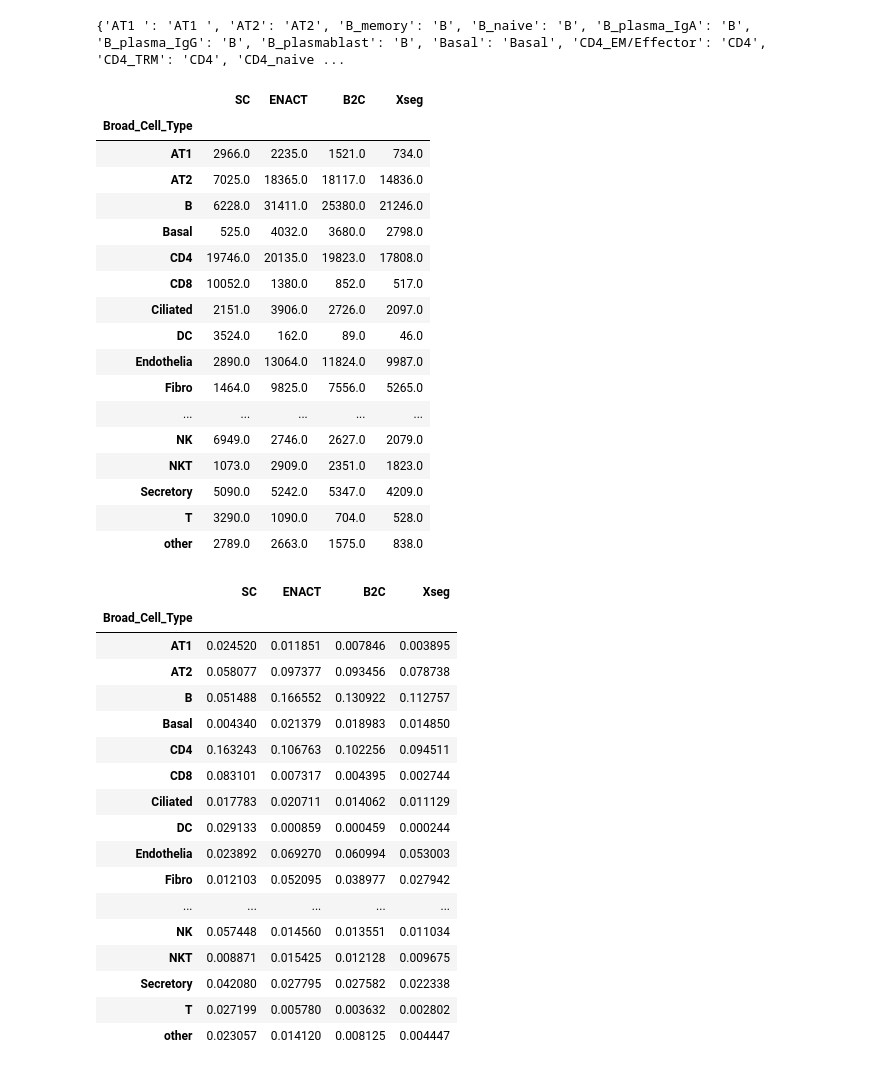
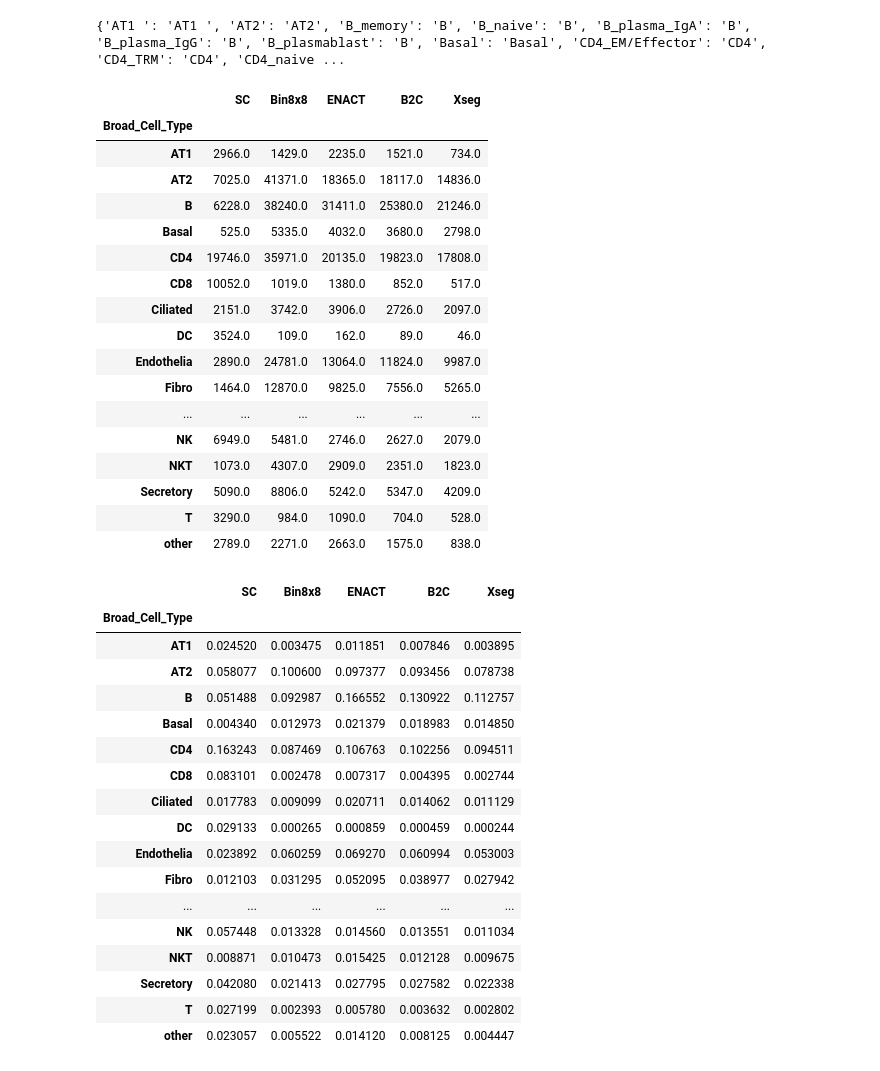
Before and after one commit to RaphaelDeGottardi/MasterThesis, a Jupyter notebook: Benchmarking pipeline/CellTypeAssignment metrics/Celltypist/Celltypist_plots.ipynb, the cells around one changed output. Cells and saved outputs as stored; diff of their text form; code cells hidden in the pictures.

```diff
--- a/Benchmarking pipeline/CellTypeAssignment metrics/Celltypist/Celltypist_plots.ipynb
+++ b/Benchmarking pipeline/CellTypeAssignment metrics/Celltypist/Celltypist_plots.ipynb
@@ -89,6 +89,6 @@ print(df_counts.head())
 # %%
-normalized_counts = df_counts.set_index('Cell Type pred')[['SC', 'ENACT','B2C', 'Xseg']].div(
-    df_counts[['SC', 'ENACT','B2C', 'Xseg']].sum()
+normalized_counts = df_counts.set_index('Cell Type pred')[['SC', 'Bin8x8', 'ENACT','B2C', 'Xseg']].div(
+    df_counts[['SC', 'Bin8x8', 'ENACT','B2C', 'Xseg']].sum()
 )
 normalized_counts.plot(
     kind='bar',
@@ -129,53 +129,53 @@ print(cell_type_map)
 # %%
 # Add a column for the broad/general cell type
 df_counts['Broad_Cell_Type'] = df_counts['Cell Type pred'].map(cell_type_map).fillna(df_counts['Cell Type pred'])
 
 # Aggregate the counts by the new broad/general cell types
-aggregated_counts = df_counts.groupby('Broad_Cell_Type')[['SC', 'ENACT','B2C', 'Xseg']].sum()
+aggregated_counts = df_counts.groupby('Broad_Cell_Type')[['SC', 'Bin8x8', 'ENACT','B2C', 'Xseg']].sum()
 # Remove rows where the broad cell type is the same as the original fine cell type
 aggregated_counts
 # %% [output]
-|  | SC | ENACT | B2C | Xseg |
-| Broad_Cell_Type |  |  |  |  |
-| AT1 | 2966.0 | 2235.0 | 1521.0 | 734.0 |
-| AT2 | 7025.0 | 18365.0 | 18117.0 | 14836.0 |
-| B | 6228.0 | 31411.0 | 25380.0 | 21246.0 |
-| Basal | 525.0 | 4032.0 | 3680.0 | 2798.0 |
-| CD4 | 19746.0 | 20135.0 | 19823.0 | 17808.0 |
-| CD8 | 10052.0 | 1380.0 | 852.0 | 517.0 |
-| Ciliated | 2151.0 | 3906.0 | 2726.0 | 2097.0 |
-| DC | 3524.0 | 162.0 | 89.0 | 46.0 |
-| Endothelia | 2890.0 | 13064.0 | 11824.0 | 9987.0 |
-| Fibro | 1464.0 | 9825.0 | 7556.0 | 5265.0 |
-| ... | ... | ... | ... | ... |
-| NK | 6949.0 | 2746.0 | 2627.0 | 2079.0 |
-| NKT | 1073.0 | 2909.0 | 2351.0 | 1823.0 |
-| Secretory | 5090.0 | 5242.0 | 5347.0 | 4209.0 |
-| T | 3290.0 | 1090.0 | 704.0 | 528.0 |
-| other | 2789.0 | 2663.0 | 1575.0 | 838.0 |
+|  | SC | Bin8x8 | ENACT | B2C | Xseg |
+| Broad_Cell_Type |  |  |  |  |  |
+| AT1 | 2966.0 | 1429.0 | 2235.0 | 1521.0 | 734.0 |
+| AT2 | 7025.0 | 41371.0 | 18365.0 | 18117.0 | 14836.0 |
+| B | 6228.0 | 38240.0 | 31411.0 | 25380.0 | 21246.0 |
+| Basal | 525.0 | 5335.0 | 4032.0 | 3680.0 | 2798.0 |
+| CD4 | 19746.0 | 35971.0 | 20135.0 | 19823.0 | 17808.0 |
+| CD8 | 10052.0 | 1019.0 | 1380.0 | 852.0 | 517.0 |
+| Ciliated | 2151.0 | 3742.0 | 3906.0 | 2726.0 | 2097.0 |
+| DC | 3524.0 | 109.0 | 162.0 | 89.0 | 46.0 |
+| Endothelia | 2890.0 | 24781.0 | 13064.0 | 11824.0 | 9987.0 |
+| Fibro | 1464.0 | 12870.0 | 9825.0 | 7556.0 | 5265.0 |
+| ... | ... | ... | ... | ... | ... |
+| NK | 6949.0 | 5481.0 | 2746.0 | 2627.0 | 2079.0 |
+| NKT | 1073.0 | 4307.0 | 2909.0 | 2351.0 | 1823.0 |
+| Secretory | 5090.0 | 8806.0 | 5242.0 | 5347.0 | 4209.0 |
+| T | 3290.0 | 984.0 | 1090.0 | 704.0 | 528.0 |
+| other | 2789.0 | 2271.0 | 2663.0 | 1575.0 | 838.0 |
 # %%
 normalized_aggregated = aggregated_counts.div(aggregated_counts.sum())
 # Remove broad cell types with less than 1% in all methods (filtering)
 normalized_aggregated
 # %% [output]
-|  | SC | ENACT | B2C | Xseg |
-| Broad_Cell_Type |  |  |  |  |
-| AT1 | 0.024520 | 0.011851 | 0.007846 | 0.003895 |
-| AT2 | 0.058077 | 0.097377 | 0.093456 | 0.078738 |
-| B | 0.051488 | 0.166552 | 0.130922 | 0.112757 |
-| Basal | 0.004340 | 0.021379 | 0.018983 | 0.014850 |
-| CD4 | 0.163243 | 0.106763 | 0.102256 | 0.094511 |
-| CD8 | 0.083101 | 0.007317 | 0.004395 | 0.002744 |
-| Ciliated | 0.017783 | 0.020711 | 0.014062 | 0.011129 |
-| DC | 0.029133 | 0.000859 | 0.000459 | 0.000244 |
-| Endothelia | 0.023892 | 0.069270 | 0.060994 | 0.053003 |
-| Fibro | 0.012103 | 0.052095 | 0.038977 | 0.027942 |
-| ... | ... | ... | ... | ... |
-| NK | 0.057448 | 0.014560 | 0.013551 | 0.011034 |
-| NKT | 0.008871 | 0.015425 | 0.012128 | 0.009675 |
-| Secretory | 0.042080 | 0.027795 | 0.027582 | 0.022338 |
-| T | 0.027199 | 0.005780 | 0.003632 | 0.002802 |
-| other | 0.023057 | 0.014120 | 0.008125 | 0.004447 |
+|  | SC | Bin8x8 | ENACT | B2C | Xseg |
+| Broad_Cell_Type |  |  |  |  |  |
+| AT1 | 0.024520 | 0.003475 | 0.011851 | 0.007846 | 0.003895 |
+| AT2 | 0.058077 | 0.100600 | 0.097377 | 0.093456 | 0.078738 |
+| B | 0.051488 | 0.092987 | 0.166552 | 0.130922 | 0.112757 |
+| Basal | 0.004340 | 0.012973 | 0.021379 | 0.018983 | 0.014850 |
+| CD4 | 0.163243 | 0.087469 | 0.106763 | 0.102256 | 0.094511 |
+| CD8 | 0.083101 | 0.002478 | 0.007317 | 0.004395 | 0.002744 |
+| Ciliated | 0.017783 | 0.009099 | 0.020711 | 0.014062 | 0.011129 |
+| DC | 0.029133 | 0.000265 | 0.000859 | 0.000459 | 0.000244 |
+| Endothelia | 0.023892 | 0.060259 | 0.069270 | 0.060994 | 0.053003 |
+| Fibro | 0.012103 | 0.031295 | 0.052095 | 0.038977 | 0.027942 |
+| ... | ... | ... | ... | ... | ... |
+| NK | 0.057448 | 0.013328 | 0.014560 | 0.013551 | 0.011034 |
+| NKT | 0.008871 | 0.010473 | 0.015425 | 0.012128 | 0.009675 |
+| Secretory | 0.042080 | 0.021413 | 0.027795 | 0.027582 | 0.022338 |
+| T | 0.027199 | 0.002393 | 0.005780 | 0.003632 | 0.002802 |
+| other | 0.023057 | 0.005522 | 0.014120 | 0.008125 | 0.004447 |
 # %%
 normalized_aggregated.plot(
     kind='bar',
```
Also changed, not shown: parts of 4 cells of this notebook, 4 other files.
